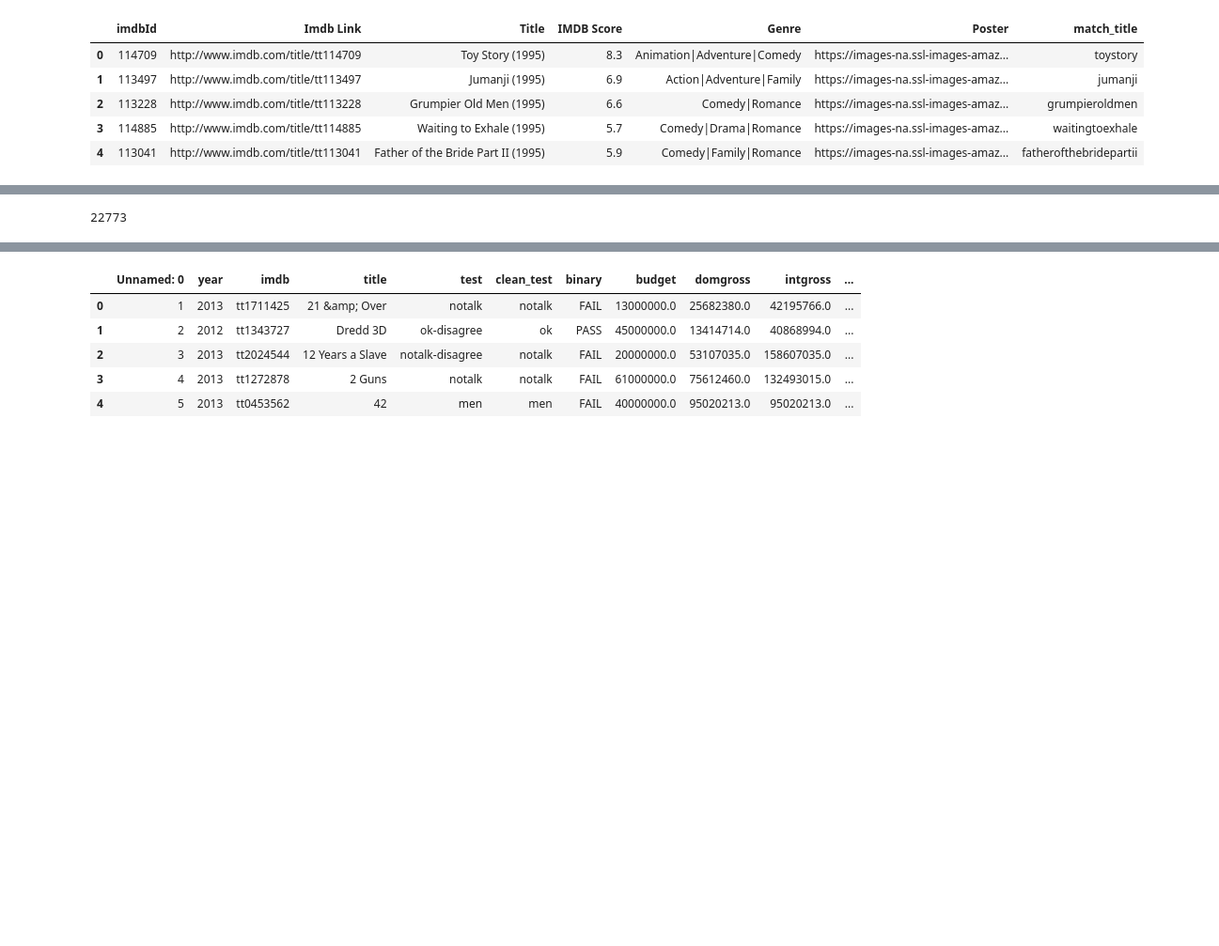
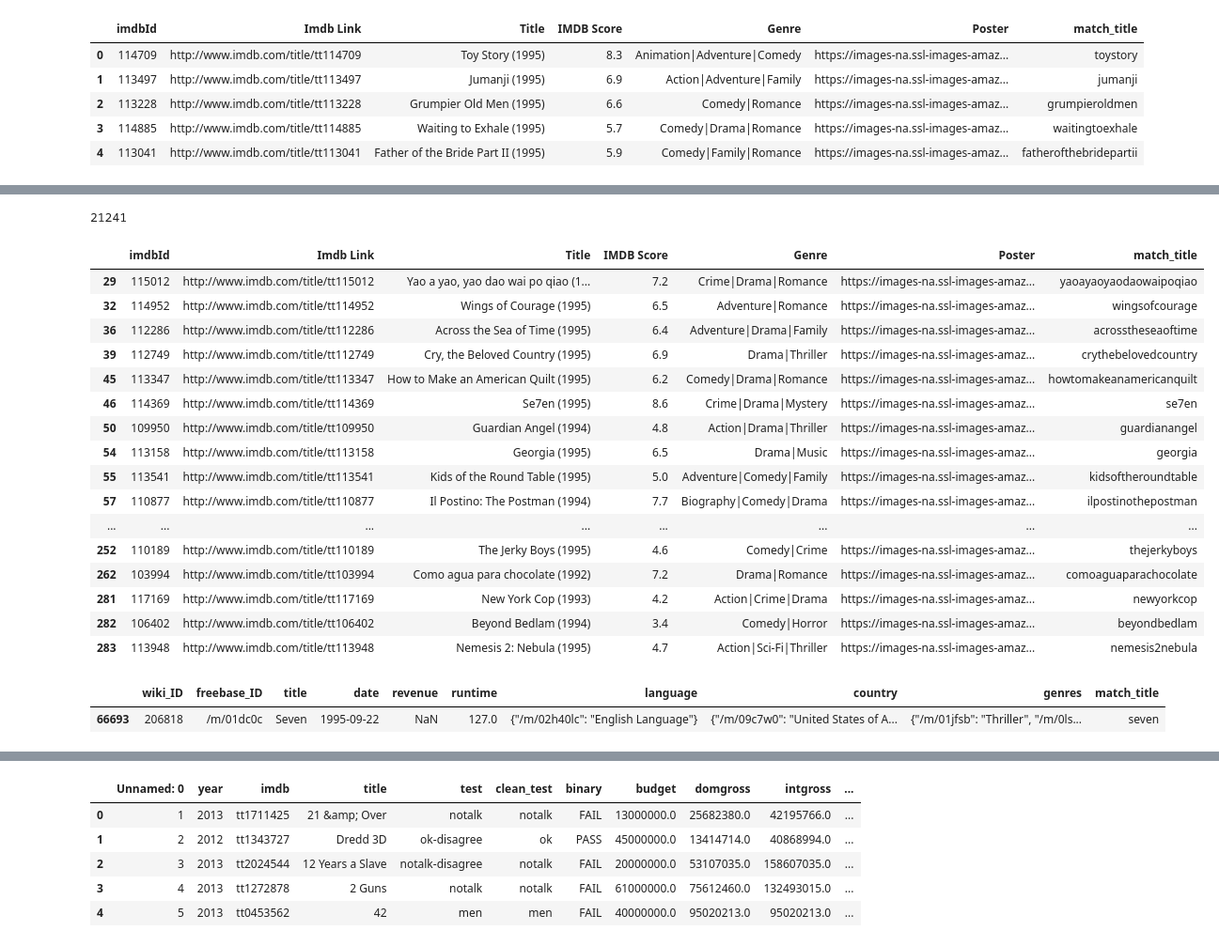
Before and after one commit to JadeBenson/Wikipedia_DeepLearning, a Jupyter notebook: Data_Prep.ipynb, the cells around one changed output, grey strips where cells are left out. Shown: that part at 94% size. Drawn from its saved outputs; the diff is of its cells as text; code cells hidden in the pictures; blank space fills up the shorter version.

```diff
--- a/Data_Prep.ipynb
+++ b/Data_Prep.ipynb
@@ -103,8 +175,8 @@ movie_posters.head()
 | 3 | 114885 | http://www.imdb.com/title/tt114885 | Waiting to Exhale (1995) | 5.7 | Comedy|Drama|Romance | https://images-na.ssl-images-amaz... | waitingtoexhale |
 | 4 | 113041 | http://www.imdb.com/title/tt113041 | Father of the Bride Part II (1995) | 5.9 | Comedy|Family|Romance | https://images-na.ssl-images-amaz... | fatherofthebridepartii |
 # %%
-#inner merge between the two dataframes
+#inner merge between with the info/plots and the posters
 
-movies_df = movie_info.merge(movie_posters, how = 'inner', left_on = 'match_title', right_on ='match_title')
+movies_df = movie_info_plots.merge(movie_posters, how = 'inner', left_on = 'match_title', right_on ='match_title')
 # %%
 len(movies_df)
@@ -113,0 +185,6 @@ len(movies_df)
+# %%
+print(len(movies_df.drop_duplicates()))
+#only a few extra that were repeated
+
+movies_df.drop_duplicates(inplace = True)
+print(len(movies_df))
@@ -179,5 +206,0 @@ movies_df_plots.head()
-# %%
-#shorter for some reason, might be formatting of wiki_ID or if they weren't able to scrape every plot?
-len(movies_df_plots)
-# %% [output]
-22773
@@ -186,0 +207,39 @@ movies_df_plots.to_csv('movie_info_posters_plots.csv')
+# %%
+# Missingness exploration
+
+#what posters are being dropped?
+
+final_ids = movies_df['imdbId']
+# %%
+missing_posters = movie_posters[~movie_posters['imdbId'].isin(final_ids)]
+len(missing_posters)
+# %% [output]
+21241
+# %%
+missing_posters.head(50)
+#these look like foreign movies or very small movies?
+#might not have wikipedia pages
+# %% [output]
+|  | imdbId | Imdb Link | Title | IMDB Score | Genre | Poster | match_title |
+| 29 | 115012 | http://www.imdb.com/title/tt115012 | Yao a yao, yao dao wai po qiao (1... | 7.2 | Crime|Drama|Romance | https://images-na.ssl-images-amaz... | yaoayaoyaodaowaipoqiao |
+| 32 | 114952 | http://www.imdb.com/title/tt114952 | Wings of Courage (1995) | 6.5 | Adventure|Romance | https://images-na.ssl-images-amaz... | wingsofcourage |
+| 36 | 112286 | http://www.imdb.com/title/tt112286 | Across the Sea of Time (1995) | 6.4 | Adventure|Drama|Family | https://images-na.ssl-images-amaz... | acrosstheseaoftime |
+| 39 | 112749 | http://www.imdb.com/title/tt112749 | Cry, the Beloved Country (1995) | 6.9 | Drama|Thriller | https://images-na.ssl-images-amaz... | crythebelovedcountry |
+| 45 | 113347 | http://www.imdb.com/title/tt113347 | How to Make an American Quilt (1995) | 6.2 | Comedy|Drama|Romance | https://images-na.ssl-images-amaz... | howtomakeanamericanquilt |
+| 46 | 114369 | http://www.imdb.com/title/tt114369 | Se7en (1995) | 8.6 | Crime|Drama|Mystery | https://images-na.ssl-images-amaz... | se7en |
+| 50 | 109950 | http://www.imdb.com/title/tt109950 | Guardian Angel (1994) | 4.8 | Action|Drama|Thriller | https://images-na.ssl-images-amaz... | guardianangel |
+| 54 | 113158 | http://www.imdb.com/title/tt113158 | Georgia (1995) | 6.5 | Drama|Music | https://images-na.ssl-images-amaz... | georgia |
+| 55 | 113541 | http://www.imdb.com/title/tt113541 | Kids of the Round Table (1995) | 5.0 | Adventure|Comedy|Family | https://images-na.ssl-images-amaz... | kidsoftheroundtable |
+| 57 | 110877 | http://www.imdb.com/title/tt110877 | Il Postino: The Postman (1994) | 7.7 | Biography|Comedy|Drama | https://images-na.ssl-images-amaz... | ilpostinothepostman |
+| ... | ... | ... | ... | ... | ... | ... | ... |
+| 252 | 110189 | http://www.imdb.com/title/tt110189 | The Jerky Boys (1995) | 4.6 | Comedy|Crime | https://images-na.ssl-images-amaz... | thejerkyboys |
+| 262 | 103994 | http://www.imdb.com/title/tt103994 | Como agua para chocolate (1992) | 7.2 | Drama|Romance | https://images-na.ssl-images-amaz... | comoaguaparachocolate |
+| 281 | 117169 | http://www.imdb.com/title/tt117169 | New York Cop (1993) | 4.2 | Action|Crime|Drama | https://images-na.ssl-images-amaz... | newyorkcop |
+| 282 | 106402 | http://www.imdb.com/title/tt106402 | Beyond Bedlam (1994) | 3.4 | Comedy|Horror | https://images-na.ssl-images-amaz... | beyondbedlam |
+| 283 | 113948 | http://www.imdb.com/title/tt113948 | Nemesis 2: Nebula (1995) | 4.7 | Action|Sci-Fi|Thriller | https://images-na.ssl-images-amaz... | nemesis2nebula |
+# %%
+#makes sense, mispelling
+movie_info[movie_info['title'] == "Seven"]
+# %% [output]
+|  | wiki_ID | freebase_ID | title | date | revenue | runtime | language | country | genres | match_title |
+| 66693 | 206818 | /m/01dc0c | Seven | 1995-09-22 | NaN | 127.0 | {"/m/02h40lc": "English Language"} | {"/m/09c7w0": "United States of A... | {"/m/01jfsb": "Thriller", "/m/0ls... | seven |
```
Also changed, not shown: parts of 27 cells of this notebook.
